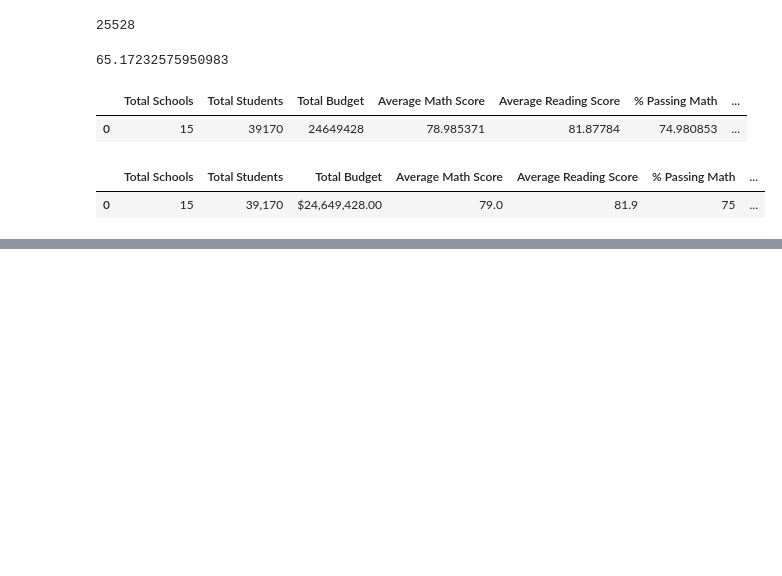
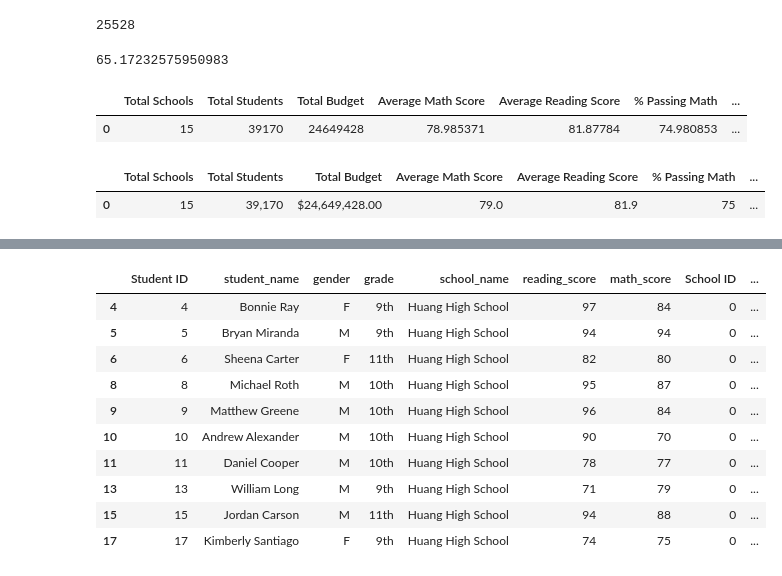
Before and after one commit to lee1woo/School_District_Analysis, a Jupyter notebook: PyCitySchools.ipynb, the cells around one changed output, grey strips where cells are left out. Cells and saved outputs as stored; diff of their text form; code cells hidden in the pictures; blank space fills up the shorter version.

```diff
--- a/PyCitySchools.ipynb
+++ b/PyCitySchools.ipynb
@@ -365,0 +584,16 @@ district_summary_df
+# %%
+# Calculate students who passed both math and reading
+per_passing_math_reading = school_data_complete_df[(school_data_complete_df["math_score"]>=70) & (school_data_complete_df["reading_score"]>=70)]
+per_passing_math_reading.head(10)
+# %% [output]
+|  | Student ID | student_name | gender | grade | school_name | reading_score | math_score | School ID | ... |
+| 4 | 4 | Bonnie Ray | F | 9th | Huang High School | 97 | 84 | 0 | ... |
+| 5 | 5 | Bryan Miranda | M | 9th | Huang High School | 94 | 94 | 0 | ... |
+| 6 | 6 | Sheena Carter | F | 11th | Huang High School | 82 | 80 | 0 | ... |
+| 8 | 8 | Michael Roth | M | 10th | Huang High School | 95 | 87 | 0 | ... |
+| 9 | 9 | Matthew Greene | M | 10th | Huang High School | 96 | 84 | 0 | ... |
+| 10 | 10 | Andrew Alexander | M | 10th | Huang High School | 90 | 70 | 0 | ... |
+| 11 | 11 | Daniel Cooper | M | 10th | Huang High School | 78 | 77 | 0 | ... |
+| 13 | 13 | William Long | M | 9th | Huang High School | 71 | 79 | 0 | ... |
+| 15 | 15 | Jordan Carson | M | 11th | Huang High School | 94 | 88 | 0 | ... |
+| 17 | 17 | Kimberly Santiago | F | 9th | Huang High School | 74 | 75 | 0 | ... |
```
Also changed, not shown: parts of 18 cells of this notebook.
